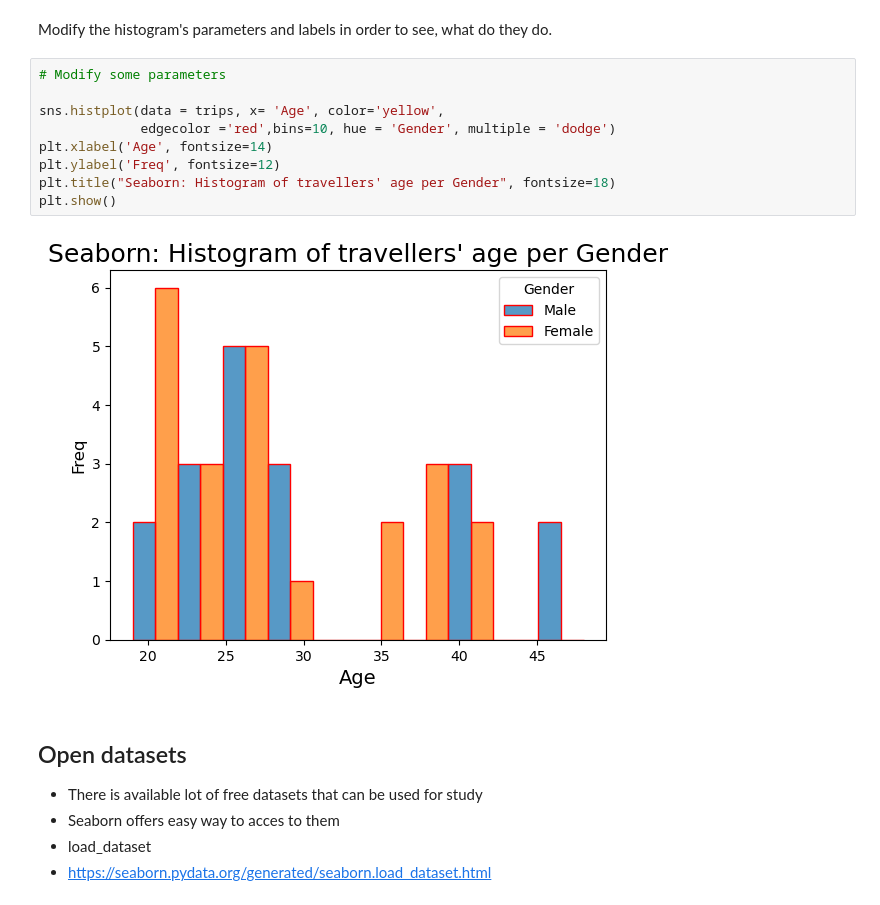
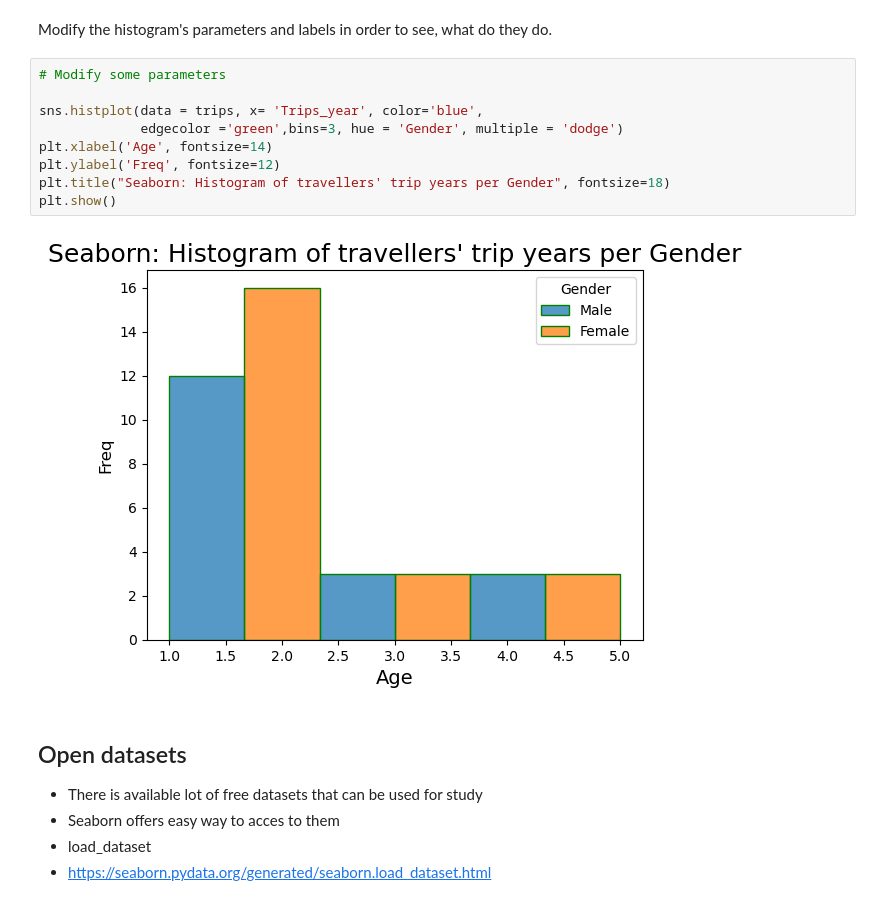
Before and after one commit to khiem-nguyen-ict/Basic-Skills-for-Data-Management, a Jupyter notebook: week37/Jupyter_intro.ipynb, the cells around one changed output. Drawn from its saved outputs; the diff is of its cells as text.

Commit message:
Update Jupyter notebook: Task 3 histograms and content

```diff
--- a/week37/Jupyter_intro.ipynb
+++ b/week37/Jupyter_intro.ipynb
@@ -199,14 +279,14 @@ Modify the histogram's parameters and labels in order to see, what do they do.
 # %%
 # Modify some parameters
 
-sns.histplot(data = trips, x= 'Age', color='yellow',
-             edgecolor ='red',bins=10, hue = 'Gender', multiple = 'dodge')
+sns.histplot(data = trips, x= 'Trips_year', color='blue',
+             edgecolor ='green',bins=3, hue = 'Gender', multiple = 'dodge')
 plt.xlabel('Age', fontsize=14)
 plt.ylabel('Freq', fontsize=12)
-plt.title("Seaborn: Histogram of travellers' age per Gender", fontsize=18)
+plt.title("Seaborn: Histogram of travellers' trip years per Gender", fontsize=18)
 plt.show()
 # %% [output]
-[figure, old version]
+[figure, new version]
 # %% [markdown]
 ## Open datasets
 - There is available lot of free datasets that can be used for study
```
Also changed, not shown: parts of 7 cells of this notebook, 1 other file.
